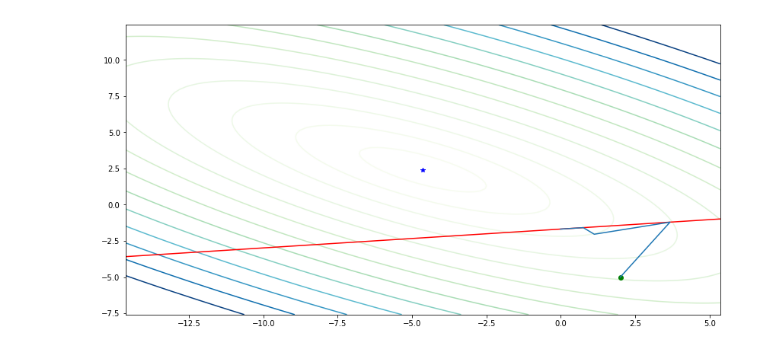
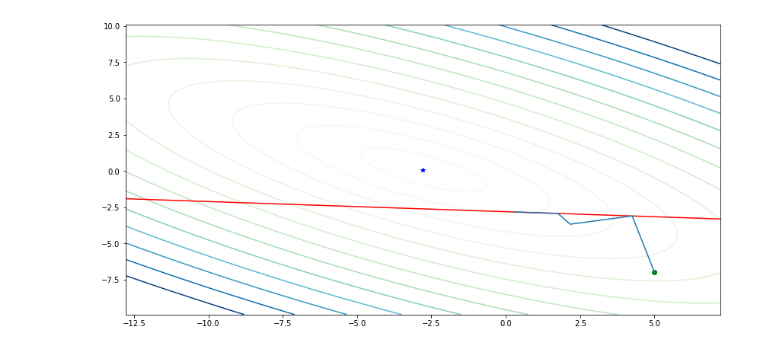
Before and after one commit to ananasness/optimize_it, a Jupyter notebook: demo.ipynb, the cells around one changed output. Saved outputs shown, nothing was run; the diff lists cells and outputs as text; code cells hidden in the pictures.

```diff
--- a/demo.ipynb
+++ b/demo.ipynb
@@ -9,7 +12,7 @@ np.random.seed(104)
 n = 5
 m = 2
 A = np.random.rand(n, m)
-b = 4 * np.random.rand(m)
+b = [3,3]
 Q = A.T.dot(A)
 f = lambda x: (0.5 * Q.dot(x) + b).dot(x)
 grad = lambda x: Q.dot(x) + b
@@ -21,5 +24,5 @@ plot_it(f, x_star);
 # %%
-x_0 = [-12, 2]
-xs, fs = grad_desc(x_0, f, grad, Q)
+x_0 = [-12, 4]
+xs, fs = grad_desc(x_0, f, grad, Q,b, iters=20)
 p = plot_it(f, x_star, x_0, xs);
 # %% [output]
@@ -34,4 +34,4 @@ ax2.plot(np.linalg.norm(x_star - xs, axis=1))
 # %%
-xs, fs = coord_desc(x_0, f, grad, Q,  iters=100)
+xs, fs = coord_desc(x_0, f, grad, Q,  iters=20)
 p = plot_it(f, x_star, x_0, xs);
 # %% [output]
@@ -47,10 +44,11 @@ ax2.plot(np.linalg.norm(x_star - xs, axis=1))
 y_min, y_max = p.gca().get_ylim()
 x_min, x_max = p.gca().get_xlim()
 line = [[x_min, x_max],
-        [y_min + abs(y_max - y_min) * 0.2, y_min + abs(y_max - y_min) * 0.33]]
+        [y_min + abs(y_max - y_min) * 0.4, y_min + abs(y_max - y_min) * 0.33]]
 # %%
-x_0 = [2, -5]
-xs, fs = proj_desc(x_0, f, grad,line,  iters=120)
+x_0 = [5, -7]
+xs, fs = proj_desc(x_0, f, grad,line,  iters=20)
 p = plot_it(f, x_star, x_0, xs, bound_line=line)
+# plt.axis('equal')
 # %% [output]
-[figure, old version]
+[figure, new version]
```
Also changed, not shown: parts of 11 cells of this notebook, 1 other file.
